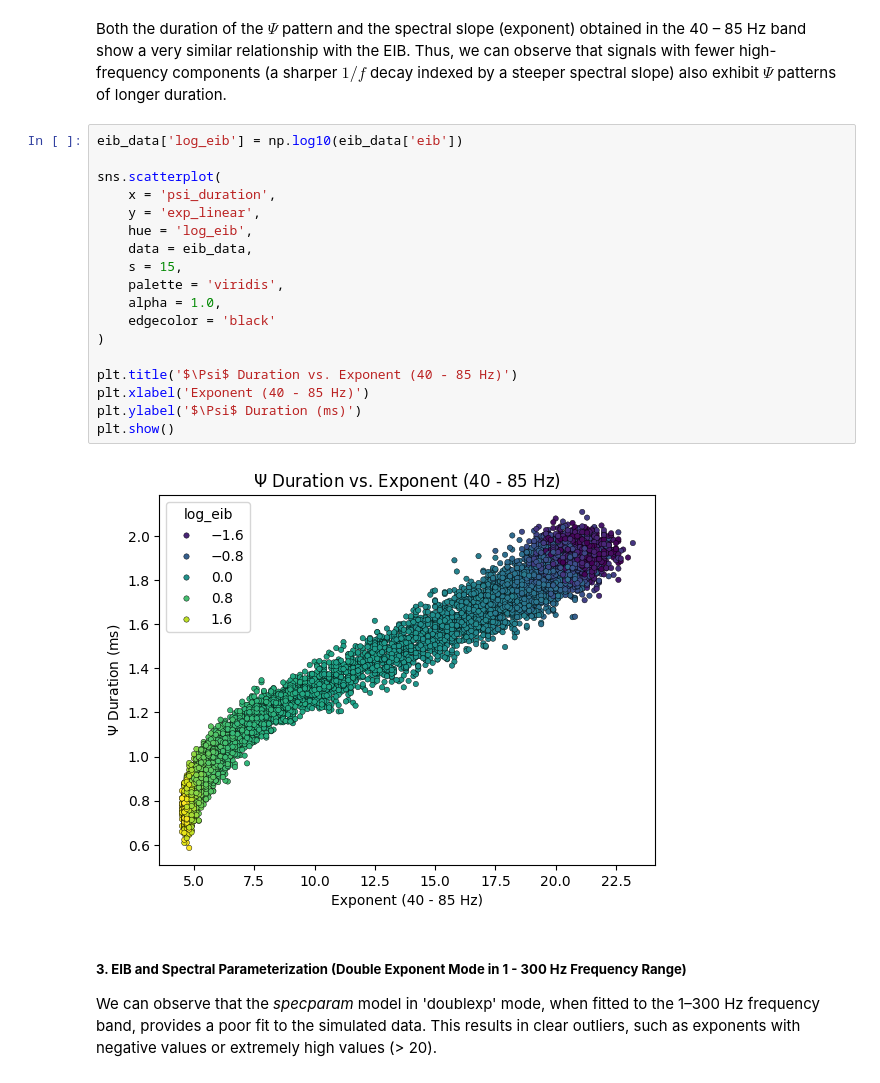
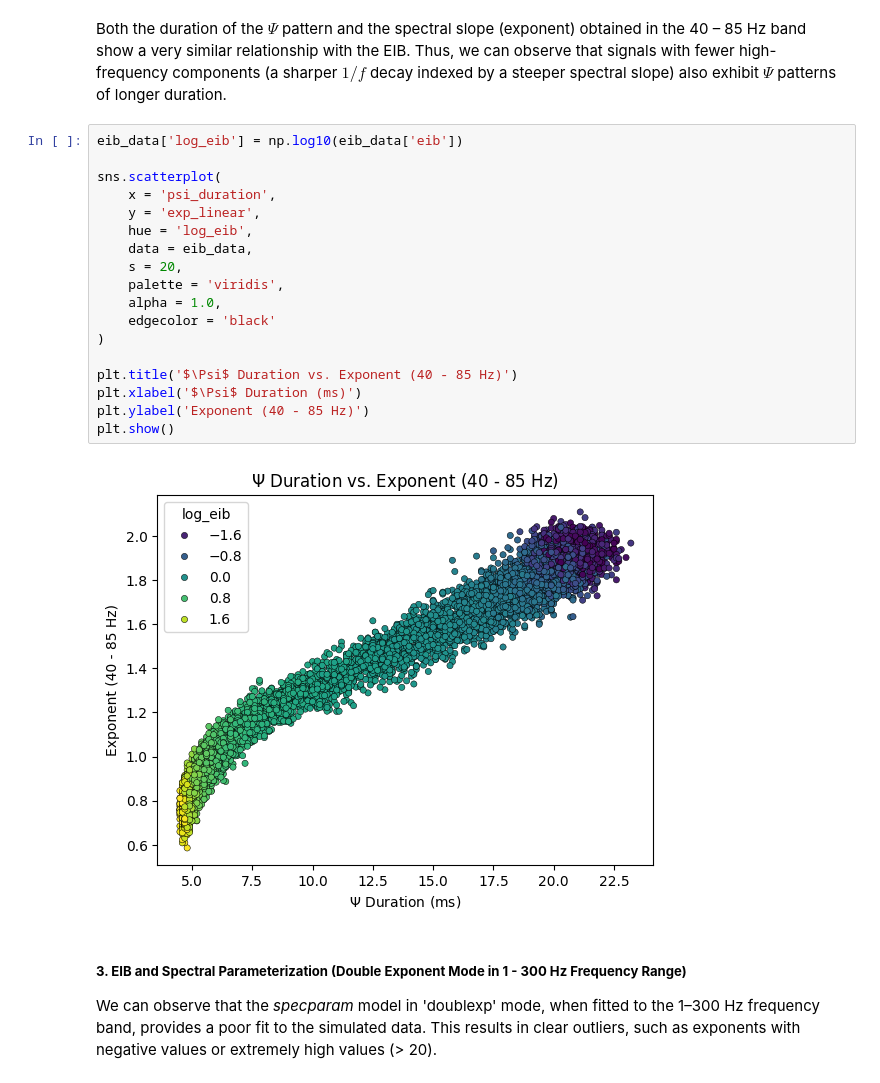
Before and after one commit to RojasMN/synaptic-kernels-LFP, a Jupyter notebook: simulations/04_synaptic_balance.ipynb, the cells around one changed output. Drawn from its saved outputs; the diff is of its cells as text.

```diff
--- a/simulations/04_synaptic_balance.ipynb
+++ b/simulations/04_synaptic_balance.ipynb
@@ -407,23 +407,23 @@ Both the duration of the $\Psi$ pattern and the spectral slope (exponent) obtain
 # %%
 eib_data['log_eib'] = np.log10(eib_data['eib'])
 
 sns.scatterplot(
     x = 'psi_duration',
     y = 'exp_linear',
     hue = 'log_eib',
     data = eib_data,
-    s = 15,
+    s = 20,
     palette = 'viridis',
     alpha = 1.0,
     edgecolor = 'black'
 )
 
 plt.title('$\Psi$ Duration vs. Exponent (40 - 85 Hz)')
-plt.xlabel('Exponent (40 - 85 Hz)')
-plt.ylabel('$\Psi$ Duration (ms)')
+plt.xlabel('$\Psi$ Duration (ms)')
+plt.ylabel('Exponent (40 - 85 Hz)')
 plt.show()
 # %% [output]
-[figure, old version]
+[figure, new version]
 # %% [markdown]
 ##### **3. EIB and Spectral Parameterization (Double Exponent Mode in 1 - 300 Hz Frequency Range)**
 We can observe that the *specparam* model in 'doublexp' mode, when fitted to the 1–300 Hz frequency band, provides a poor fit to the simulated data. This results in clear outliers, such as exponents with negative values or extremely high values (> 20).
```
Also changed, not shown: parts of 7 cells of this notebook.
